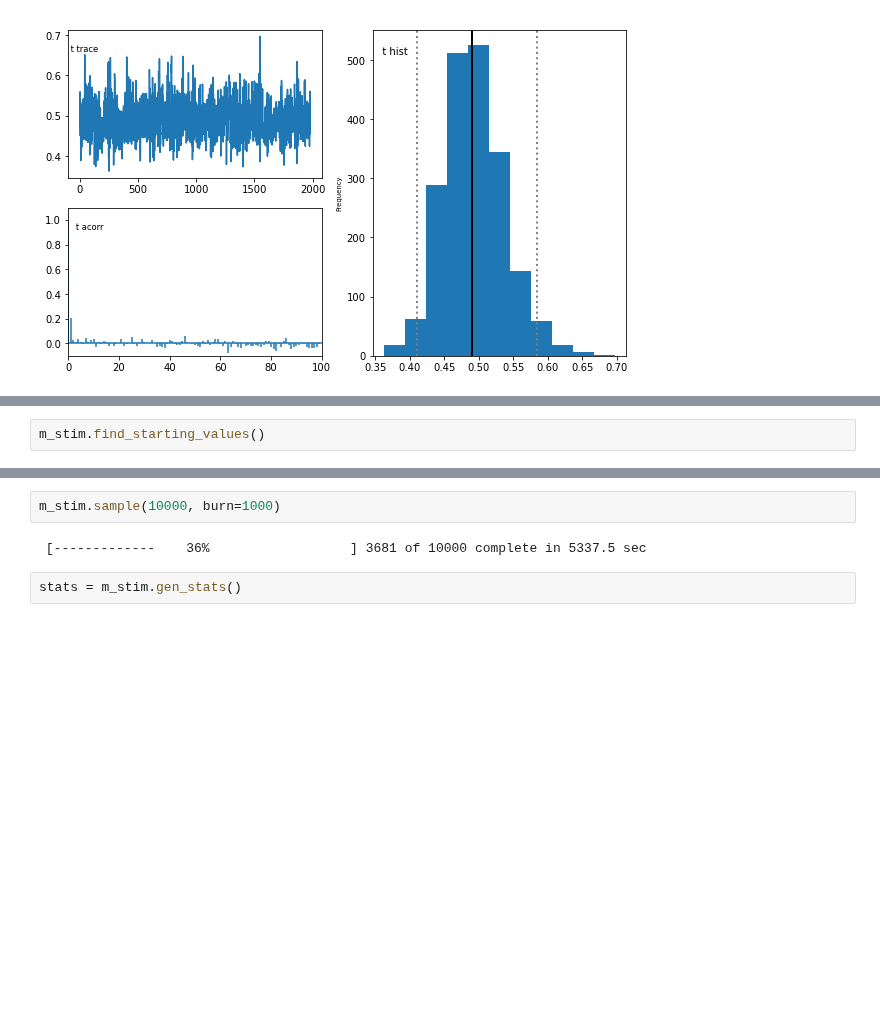
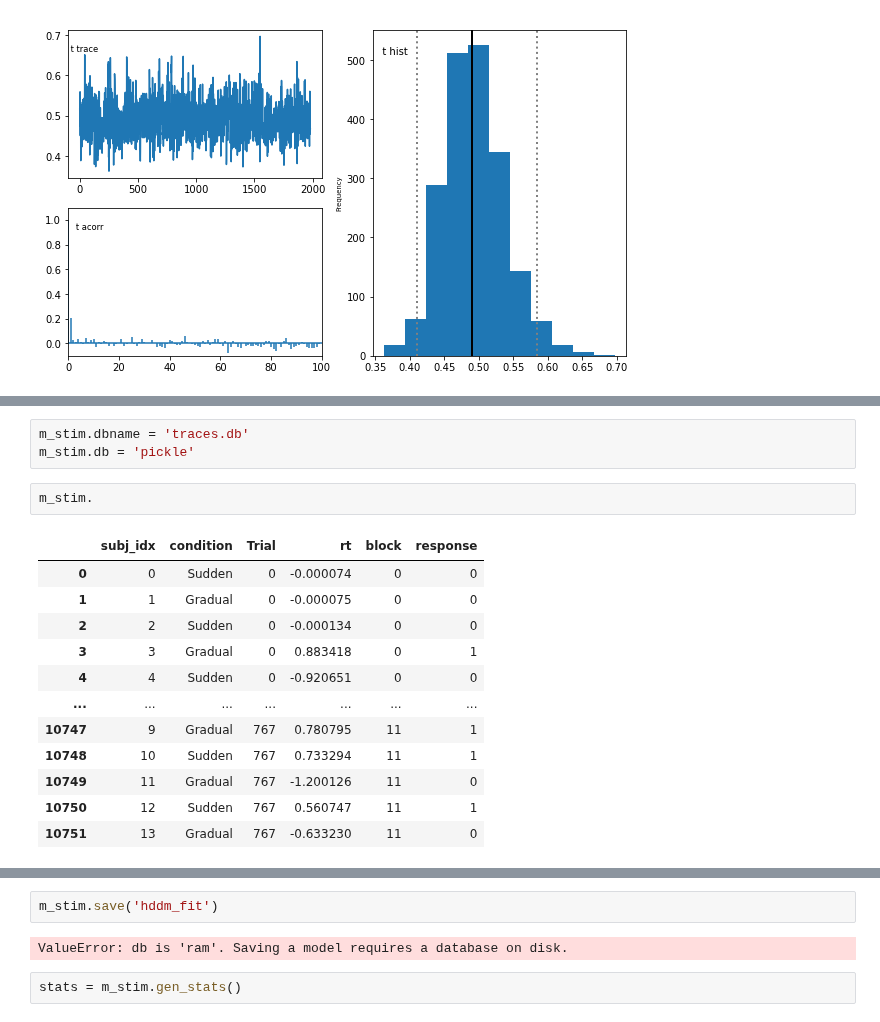
Before and after one commit to tejas-savalia/Lab-Codes, a Jupyter notebook: Visuomotor_Adaptation_psychopy_tablet/no_feedback/analysis/DDMs.ipynb, the cells around one changed output, grey strips where cells are left out. Saved outputs shown, nothing was run; the diff lists cells and outputs as text; blank space fills up the shorter version.

```diff
--- a/Visuomotor_Adaptation_psychopy_tablet/no_feedback/analysis/DDMs.ipynb
+++ b/Visuomotor_Adaptation_psychopy_tablet/no_feedback/analysis/DDMs.ipynb
@@ -440,3 +464,18 @@ m_stim = hddm.HDDM(df_rt, depends_on={'v': ['block', 'condition'], 'a':['block',
+# %%
+m_stim.dbname = 'traces.db'
+m_stim.db = 'pickle'
 # %%
-m_stim.find_starting_values()
+m_stim.
 # %% [output]
+|  | subj_idx | condition | Trial | rt | block | response |
+| 0 | 0 | Sudden | 0 | -0.000074 | 0 | 0 |
+| 1 | 1 | Gradual | 0 | -0.000075 | 0 | 0 |
+| 2 | 2 | Sudden | 0 | -0.000134 | 0 | 0 |
+| 3 | 3 | Gradual | 0 | 0.883418 | 0 | 1 |
+| 4 | 4 | Sudden | 0 | -0.920651 | 0 | 0 |
+| ... | ... | ... | ... | ... | ... | ... |
+| 10747 | 9 | Gradual | 767 | 0.780795 | 11 | 1 |
+| 10748 | 10 | Sudden | 767 | 0.733294 | 11 | 1 |
+| 10749 | 11 | Gradual | 767 | -1.200126 | 11 | 0 |
+| 10750 | 12 | Sudden | 767 | 0.560747 | 11 | 1 |
+| 10751 | 13 | Gradual | 767 | -0.633230 | 11 | 0 |
@@ -455,6 +483,6 @@ Warning: Powell optimization failed. Falling back to simplex.
-# %%
-m_stim.sample(10000, burn=1000)
-# %% [output]
- [-------------    36%                  ] 3681 of 10000 complete in 5337.5 sec
+# %%
+m_stim.save('hddm_fit')
+# %% [output]
+ValueError: db is 'ram'. Saving a model requires a database on disk.
 # %%
 stats = m_stim.gen_stats()
```
Also changed, not shown: parts of 11 cells of this notebook, 4 other files.
